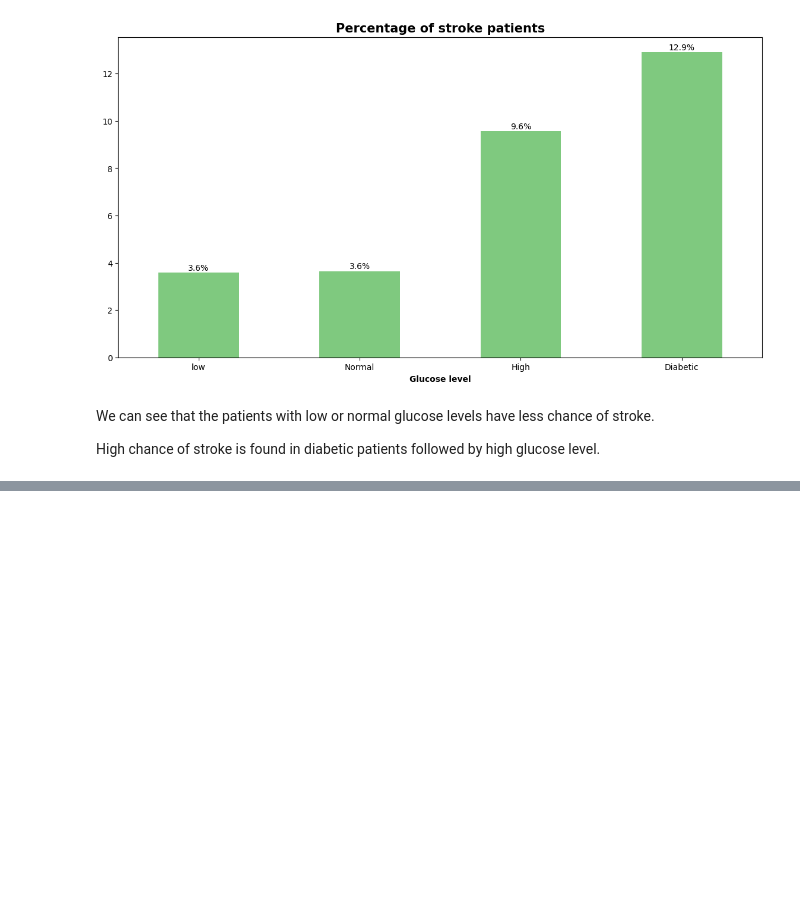
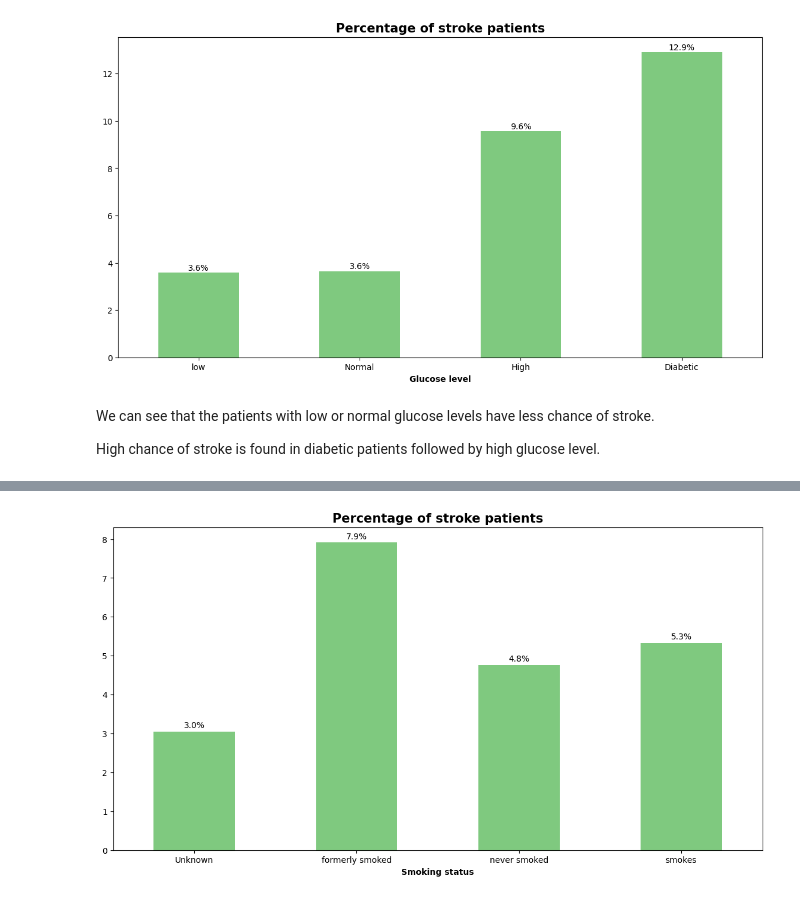
Before and after one commit to shar-jEEl/HeatStroke, a Jupyter notebook: notebook/EDA.ipynb, the cells around one changed output, grey strips where cells are left out. Drawn from its saved outputs; the diff is of its cells as text; code cells hidden in the pictures; blank space fills up the shorter version.

```diff
--- a/notebook/EDA.ipynb
+++ b/notebook/EDA.ipynb
@@ -765,0 +774,15 @@ SyntaxError: invalid syntax (262901217.py, line 1)
+# %%
+plt.subplots(figsize=(14,7))
+(100*df2[df2["stroke"].isin([1])]['smoking_status'].value_counts()/df2['smoking_status'].value_counts()).plot(kind='bar',stacked=True , colormap='Accent' )
+plt.title("Percentage of stroke patients" , fontsize = 15, fontweight ='bold'  )
+order1 = (100*df2[df2["stroke"].isin([1])]['smoking_status'].value_counts()/df2['smoking_status'].value_counts())
+for n in range(order1.shape[0]):
+    count = order1[n]
+    strt='{:0.1f}%'.format(count)
+    plt.text(n,count+0.1,strt,ha='center')
+
+plt.xlabel('Smoking status' , fontweight ='bold')
+plt.xticks(rotation=0)
+plt.show()
+# %% [output]
+[figure, added]
```
Also changed, not shown: parts of 6 cells of this notebook.
